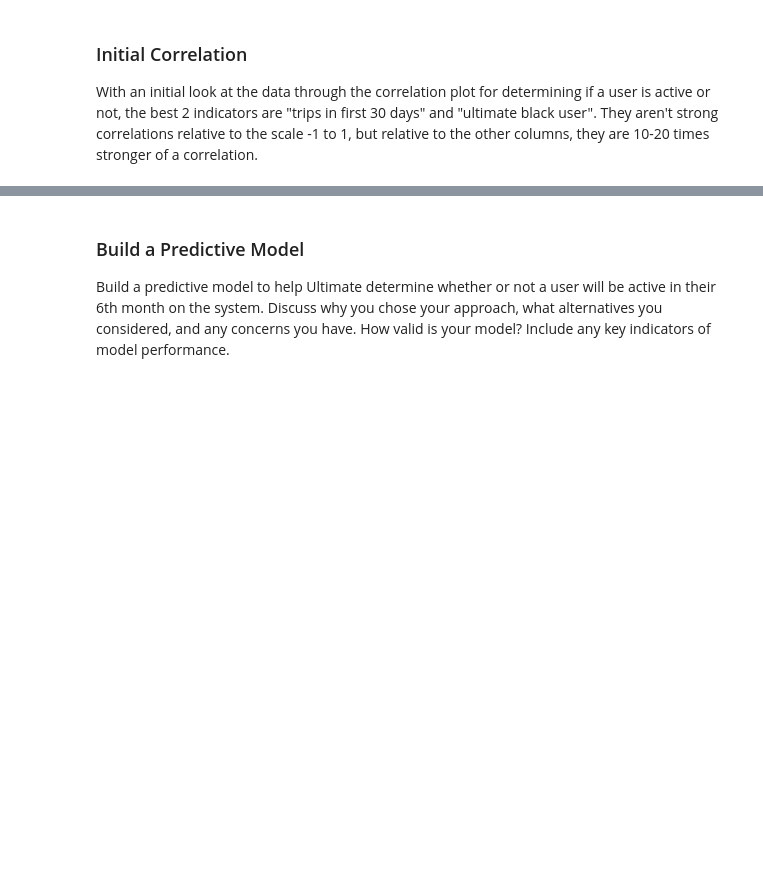
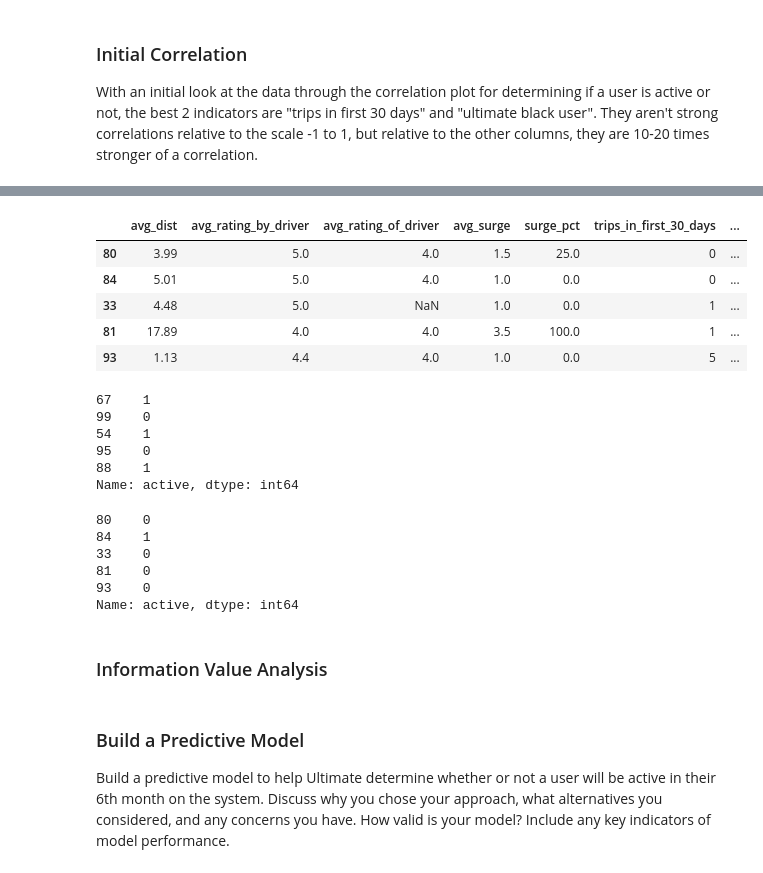
Before and after one commit to milesin3d/Springboard-MiniProjects, a Jupyter notebook: Ultimate Technologies Inc/Utimate_Technologies_Inc.ipynb, the cells around one changed output, grey strips where cells are left out. Cells and saved outputs as stored; diff of their text form; code cells hidden in the pictures; blank space fills up the shorter version.

```diff
--- a/Ultimate Technologies Inc/Utimate_Technologies_Inc.ipynb
+++ b/Ultimate Technologies Inc/Utimate_Technologies_Inc.ipynb
@@ -484,0 +562,29 @@ With an initial look at the data through the correlation plot for determining if
+# %%
+X_test.head()
+# %% [output]
+|  | avg_dist | avg_rating_by_driver | avg_rating_of_driver | avg_surge | surge_pct | trips_in_first_30_days | ... |
+| 80 | 3.99 | 5.0 | 4.0 | 1.5 | 25.0 | 0 | ... |
+| 84 | 5.01 | 5.0 | 4.0 | 1.0 | 0.0 | 0 | ... |
+| 33 | 4.48 | 5.0 | NaN | 1.0 | 0.0 | 1 | ... |
+| 81 | 17.89 | 4.0 | 4.0 | 3.5 | 100.0 | 1 | ... |
+| 93 | 1.13 | 4.4 | 4.0 | 1.0 | 0.0 | 5 | ... |
+# %%
+y_train.head()
+# %% [output]
+67    1
+99    0
+54    1
+95    0
+88    1
+Name: active, dtype: int64
+# %%
+y_test.head()
+# %% [output]
+80    0
+84    1
+33    0
+81    0
+93    0
+Name: active, dtype: int64
+# %% [markdown]
+### Information Value Analysis
```
Also changed, not shown: parts of 17 cells of this notebook.
